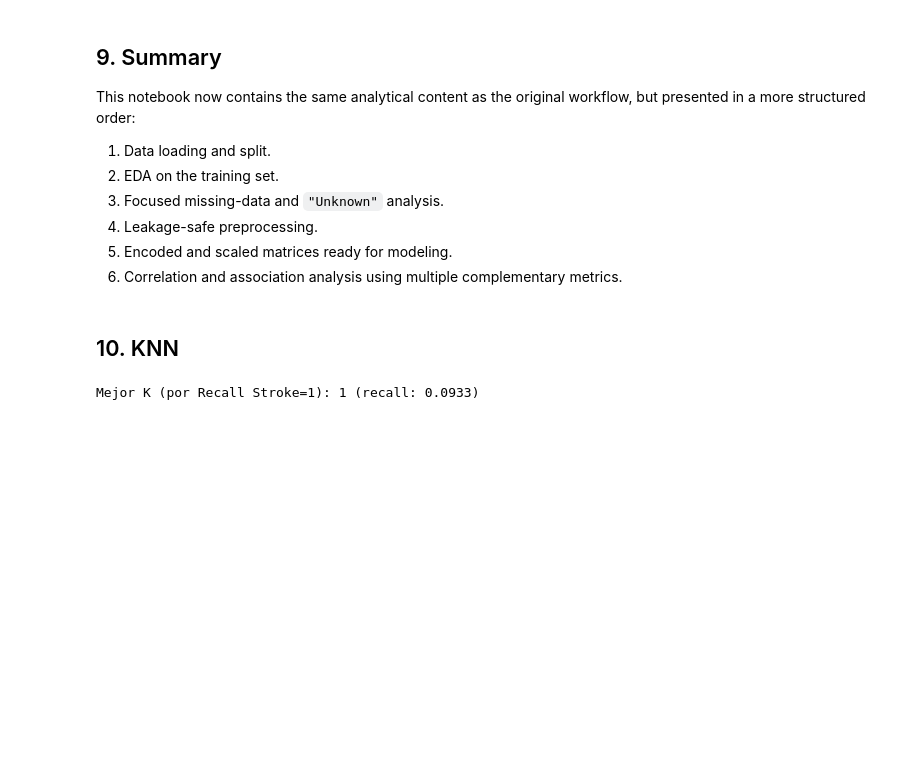
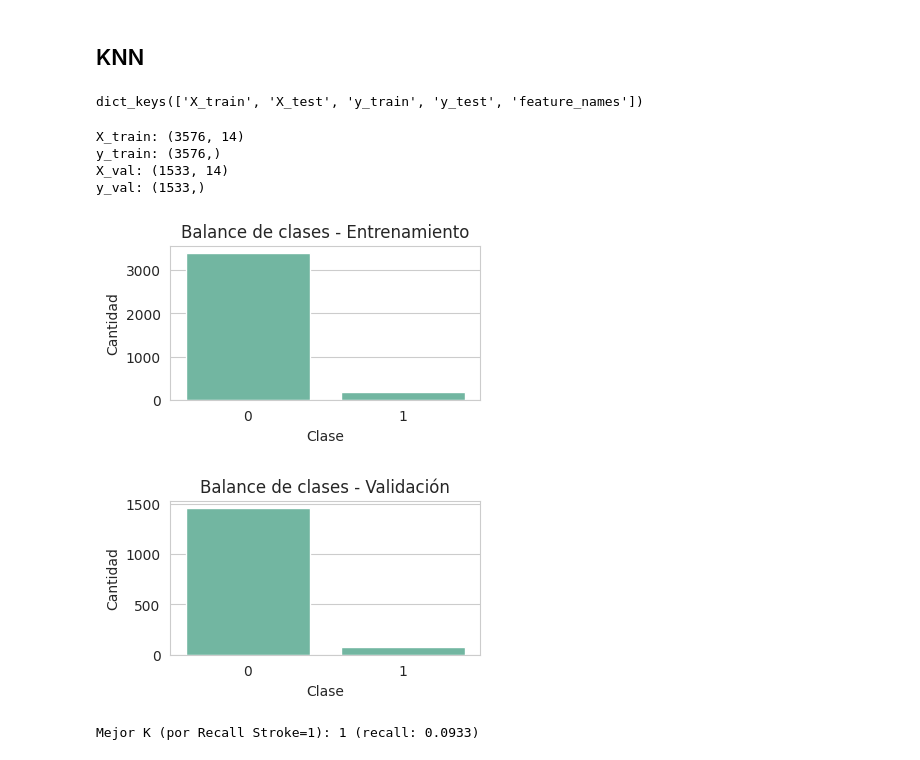
Before and after one commit to Gabriela-Sol/ML, a Jupyter notebook: notebooks/01_data_processing_KNN 3.ipynb, the cells around one changed output. Drawn from its saved outputs; the diff is of its cells as text; code cells hidden in the pictures; blank space fills up the shorter version.

Commit message:
KNN -  load processed_data.pkl

```diff
--- a/notebooks/01_data_processing_KNN 3.ipynb
+++ b/notebooks/01_data_processing_KNN 3.ipynb
@@ -46,12 +0,0 @@ from sklearn.model_selection import train_test_split
-# %%
-# Mejoras visuales para pandas y matplotlib
-pd.set_option("display.max_columns", 100)
-plt.rcParams["figure.figsize"] = (8, 4)
-plt.rcParams["axes.grid"] = False
-sns.set_palette("Set2")  # Paleta de colores amigable
-sns.set_style("whitegrid")
-
-
-# 📂 Carga del dataset
-df = pd.read_csv("../datasets/healthcare-dataset-stroke-data.csv")
-df.head()
@@ -1587,12 +1,2 @@ Features: ['age', 'avg_glucose_level', 'bmi', 'hypertension', 'heart_disease', '
-# %% [markdown]
-## 9. Summary
-
-This notebook now contains the same analytical content as the original workflow, but presented in a more structured order:
-1. Data loading and split.
-2. EDA on the training set.
-3. Focused missing-data and `"Unknown"` analysis.
-4. Leakage-safe preprocessing.
-5. Encoded and scaled matrices ready for modeling.
-6. Correlation and association analysis using multiple complementary metrics.
-# %% [markdown]
-## 10. KNN
+# %% [markdown]
+## KNN
@@ -1599,3 +6,41 @@ This notebook now contains the same analytical content as the original workflow,
+# %%
+# Cargar datos procesados (usando joblib)
+data = joblib.load('../data/processed_data.pkl')
+print (data.keys())
+# %% [output]
+dict_keys(['X_train', 'X_test', 'y_train', 'y_test', 'feature_names'])
+# %%
+
+
+
+X_train = data['X_train']
+X_val = data['X_test']
+y_train = data['y_train']
+y_val = data['y_test']
+
+print('X_train:', X_train.shape)
+print('y_train:', y_train.shape)
+print('X_val:', X_val.shape)
+print('y_val:', y_val.shape)
+
+# Balance de clases
+def plot_class_balance(y, title):
+    plt.figure(figsize=(4,2))
+    sns.countplot(x=y)
+    plt.title(title)
+    plt.xlabel('Clase')
+    plt.ylabel('Cantidad')
+    plt.show()
+
+plot_class_balance(y_train, 'Balance de clases - Entrenamiento')
+plot_class_balance(y_val, 'Balance de clases - Validación')
+# %% [output]
+X_train: (3576, 14)
+y_train: (3576,)
+X_val: (1533, 14)
+y_val: (1533,)
+[figure, added]
+[figure, added]
 # %%
 # ============================================================
 # KNN — detectar Stroke=1
```
Also changed, not shown: parts of 83 cells of this notebook.
